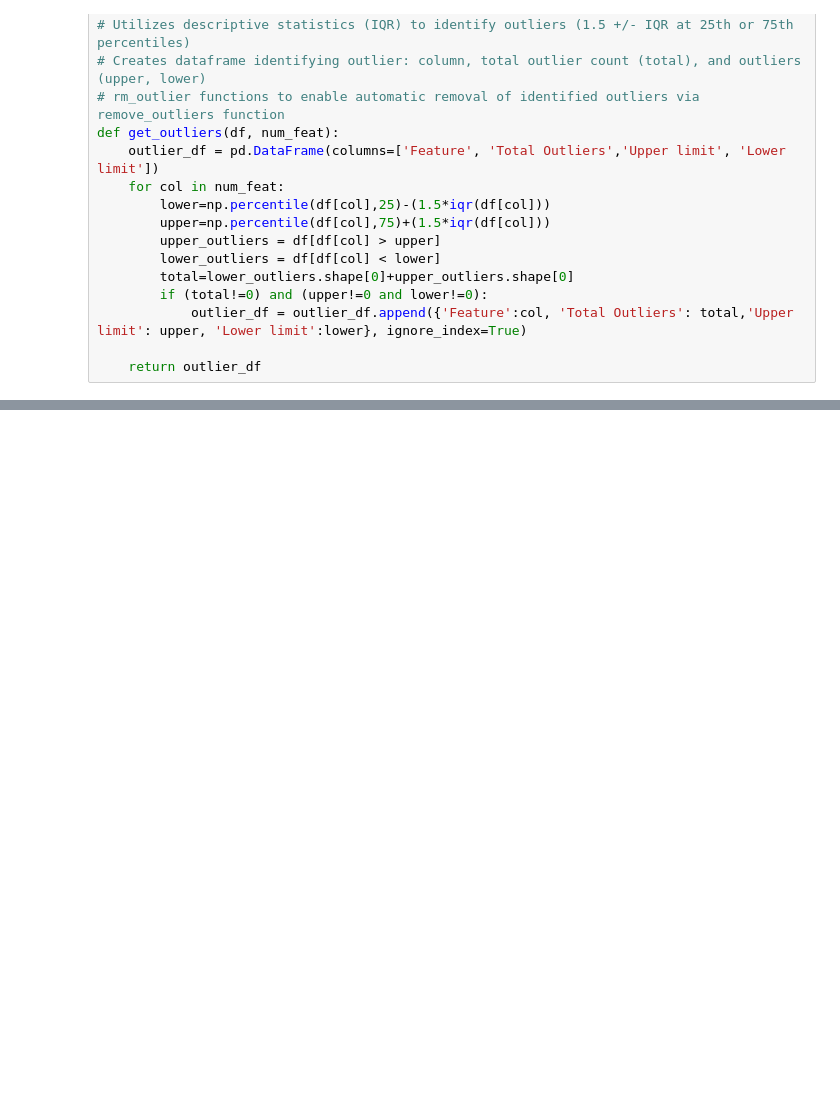
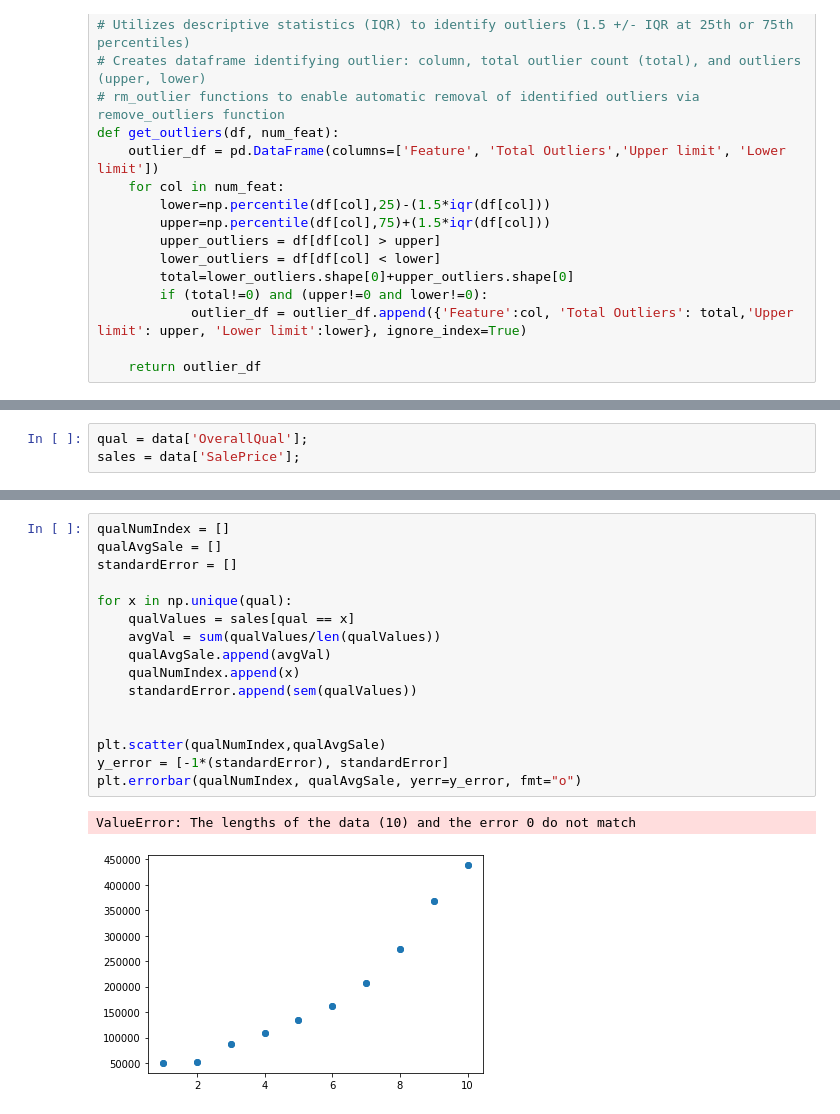
Before and after one commit to finesebastian/CS675_Midterm, a Jupyter notebook: Midterm_Project.ipynb, the cells around one changed output, grey strips where cells are left out. Cells and saved outputs as stored; diff of their text form; blank space fills up the shorter version.

```diff
--- a/Midterm_Project.ipynb
+++ b/Midterm_Project.ipynb
@@ -171,0 +189,3 @@ R-squared Error: 0.7595569698203961
+# %%
+qual = data['OverallQual'];
+sales = data['SalePrice'];
@@ -171,0 +211,19 @@ R-squared Error: 0.7595569698203961
+# %%
+qualNumIndex = []
+qualAvgSale = []
+standardError = []
+
+for x in np.unique(qual):
+    qualValues = sales[qual == x]
+    avgVal = sum(qualValues/len(qualValues))
+    qualAvgSale.append(avgVal)
+    qualNumIndex.append(x)
+    standardError.append(sem(qualValues))
+
+
+plt.scatter(qualNumIndex,qualAvgSale)
+y_error = [-1*(standardError), standardError]
+plt.errorbar(qualNumIndex, qualAvgSale, yerr=y_error, fmt="o")
+# %% [output]
+ValueError: The lengths of the data (10) and the error 0 do not match
+[figure, added]
```
Also changed, not shown: parts of 13 cells of this notebook, 1 other file.
